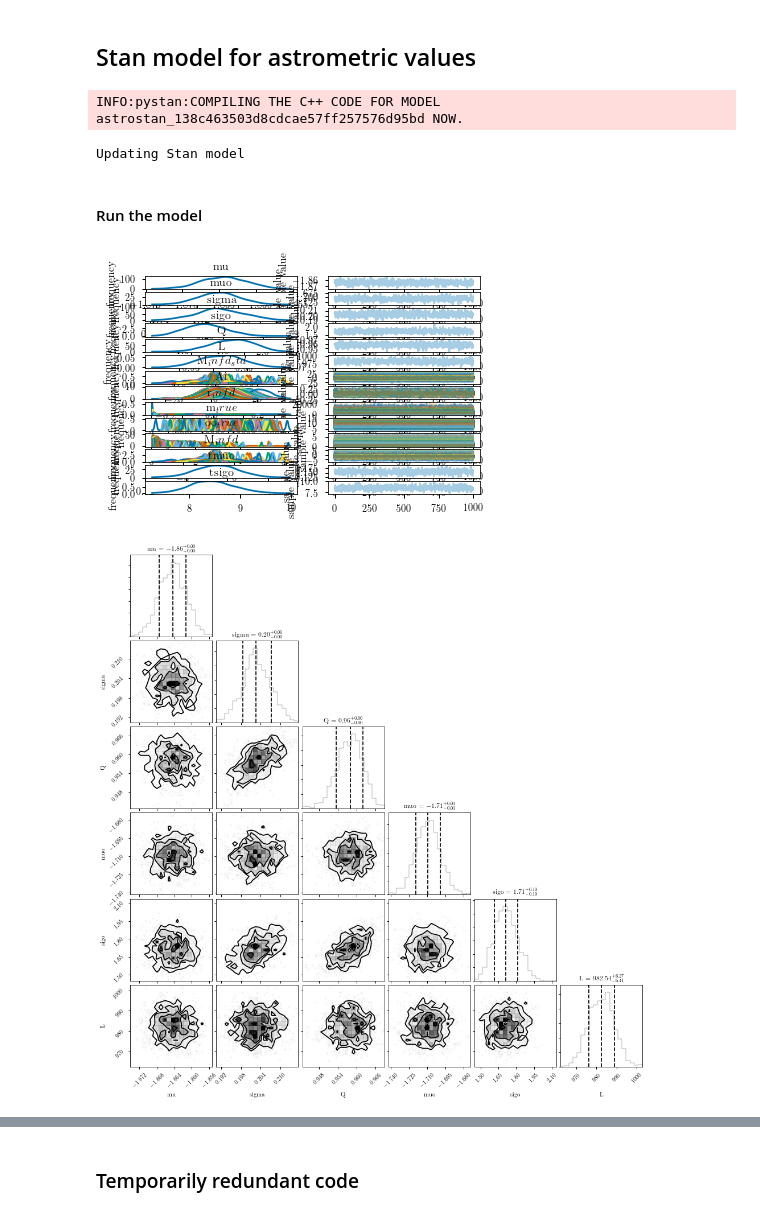
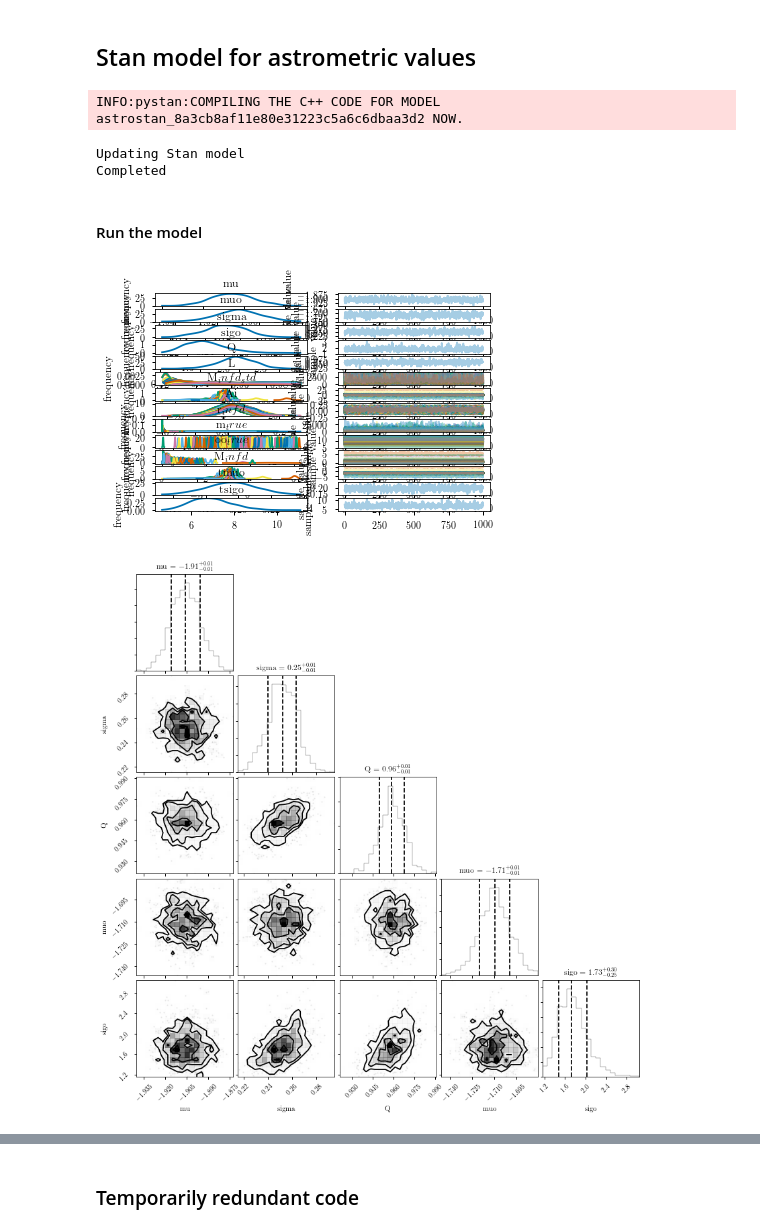
Before and after one commit to ojhall94/GAIA, a Jupyter notebook: hbmm_yu18_gaia.ipynb, the cells around one changed output, grey strips where cells are left out. Drawn from its saved outputs; the diff is of its cells as text; code cells hidden in the pictures.

Commit message:
Played around with different options in the stan model.

```diff
--- a/hbmm_yu18_gaia.ipynb
+++ b/hbmm_yu18_gaia.ipynb
@@ -92,7 +92,7 @@ parameters {
     real<lower=0.> sigma;
     real<lower=0.3> sigo;
     real<lower=0.,upper=1.> Q;
-    real<lower=.1, upper=4000.> L;
+    real<lower=.1, upper=4000.> L[N];
 
     //Latent parameters
     real M_infd_std[N];
@@ -135,7 +135,7 @@ model {
     //Latent parameters in true space
     Ai ~ normal(RlEbv, 0.05);
     for (n in 1:N){
-        r_infd[n] ~ bailerjones(L);
+        r_infd[n] ~ bailerjones(L[n]);
     }
 
     //Mixture model (in transformed space)
@@ -169,14 +169,15 @@ else:
             pickle.dump(sm, f)
 print('Completed')
 # %% [output]
-INFO:pystan:COMPILING THE C++ CODE FOR MODEL astrostan_138c463503d8cdcae57ff257576d95bd NOW.
+INFO:pystan:COMPILING THE C++ CODE FOR MODEL astrostan_8a3cb8af11e80e31223c5a6c6dbaa3d2 NOW.
 Updating Stan model
+Completed
 # %% [markdown]
 #### Run the model
 # %%
-sel = df[:]
+sel = df[:1000]
 m = sel.kmag.values
-m_err = np.ones(len(sel)) * 0.1
+m_err = np.ones(len(sel)) * 0.02
 oo = sel.parallax.values
 oo_err = sel.parallax_error.values
 RlEbv = sel.Ak.values
@@ -188,30 +189,30 @@ dat = {'N': len(sel),
         'm_err' : m_err,
         'oo' : oo,
         'oo_err' : oo_err,
-        'RlEbv':RlEbv}
+        'RlEbv':RlEbv,
+         }
 
 initd = {'mu':-1.69,
        'sigma':0.2,
        'Q': 0.95,
        'muo':-1.69,
-       'sigo':1.,
-        'L' : 220.}
+       'sigo':1.}
 
 fit = sm.sampling(data=dat, iter=2000, chains=1, init=[initd])
 # %%
 fit.plot()
 plt.show()
 # %% [output]
-[figure, old version]
+[figure, new version]
 # %%
 import corner
-chain = np.array([fit['mu'],fit['sigma'],fit['Q'],fit['muo'],fit['sigo'],fit['L']])
-corner.corner(chain.T,labels=['mu','sigma','Q','muo','sigo','L'],\
+chain = np.array([fit['mu'],fit['sigma'],fit['Q'],fit['muo'],fit['sigo']])#,fit['L']])
+corner.corner(chain.T,labels=['mu','sigma','Q','muo','sigo'],\
                   quantiles=[0.16, 0.5, 0.84],\
                   show_titles=True, title_kwargs={"fontsize": 12})
 plt.show()
 # %% [output]
-[figure, old version]
+[figure, new version]
 # %%
 mu = np.median(fit['mu'])
 sigma = np.median(fit['sigma'])
```
Also changed, not shown: parts of 9 cells of this notebook.
